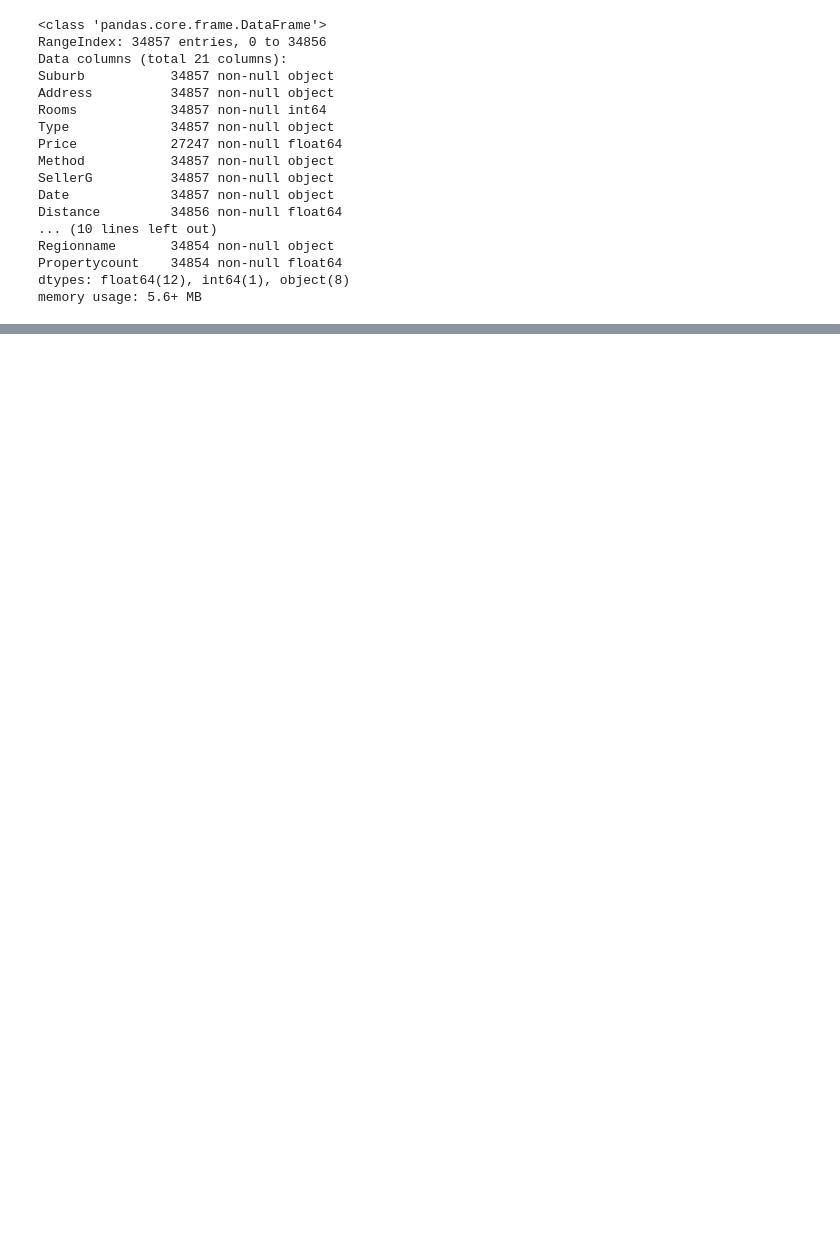
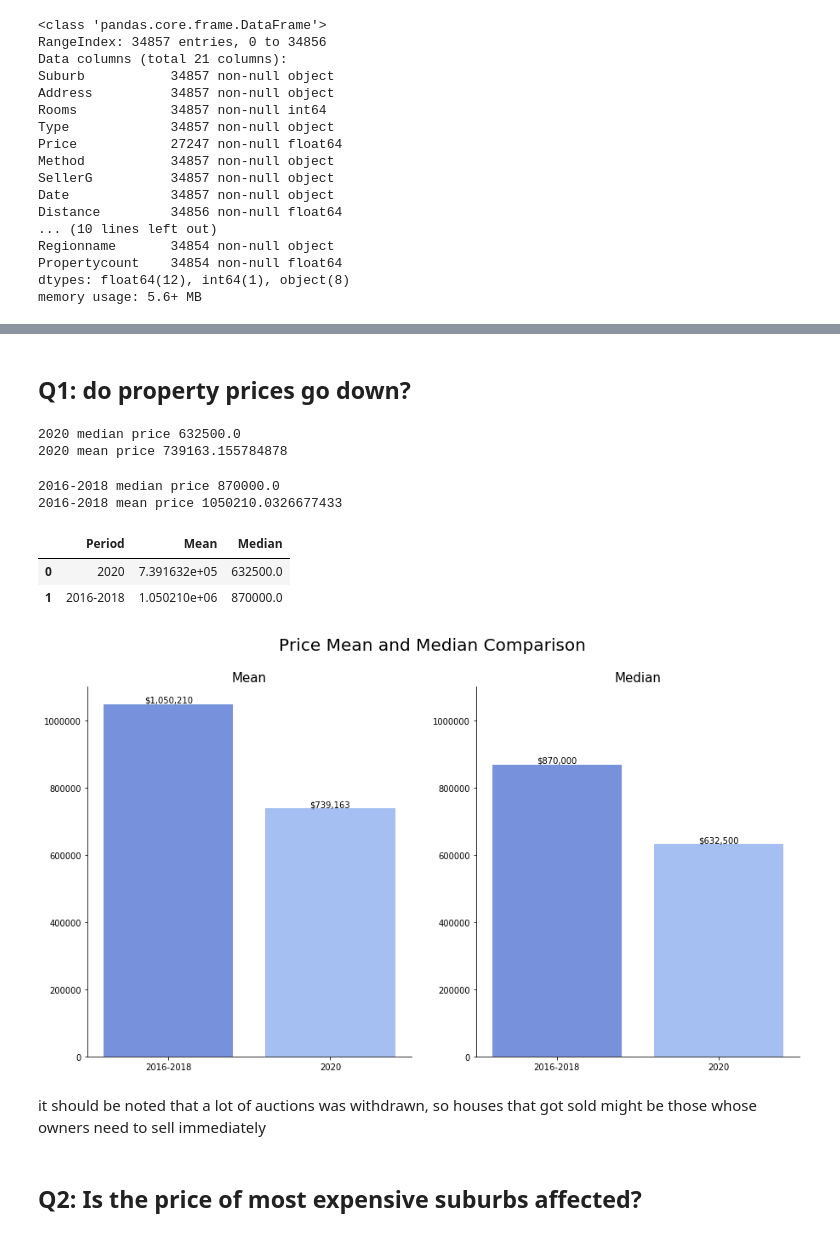
Before and after one commit to albertsundjaja/melbourne-house-price, a Jupyter notebook: data_preparation.ipynb, the cells around one changed output, grey strips where cells are left out. Cells and saved outputs as stored; diff of their text form; code cells hidden in the pictures; blank space fills up the shorter version.

Commit message:
finished data_preparation and analysis

```diff
--- a/data_preparation.ipynb
+++ b/data_preparation.ipynb
@@ -74,0 +187,2 @@ df_clean.drop(columns=['Address', ])
+# %%
+df_clean.drop(29483, axis=0, inplace=True)
@@ -74,0 +197,2 @@ df_clean.drop(columns=['Address', ])
+# %%
+df_clean.drop([18523, 26888], axis=0, inplace=True)
@@ -74,0 +203,5 @@ df_clean.drop(columns=['Address', ])
+# %%
+for col in df_clean.columns:
+    if (df_clean[col].dtype == np.object):
+        continue
+    df_clean[col].fillna(-1, inplace=True)
@@ -74,0 +231,53 @@ df_clean.drop(columns=['Address', ])
+# %% [markdown]
+## Q1: do property prices go down?
+# %%
+print('2020 median price', df_2020['sold_price'].median())
+print('2020 mean price', df_2020['sold_price'].mean())
+# %% [output]
+2020 median price 632500.0
+2020 mean price 739163.155784878
+# %%
+print('2016-2018 median price', df_clean['Price'].median())
+print('2016-2018 mean price', df_clean['Price'].mean())
+# %% [output]
+2016-2018 median price 870000.0
+2016-2018 mean price 1050210.0326677433
+# %%
+prices_comparison = pd.DataFrame()
+prices_comparison['Period'] = ['2020', '2016-2018']
+prices_comparison['Mean'] = [df_2020['sold_price'].mean(), df_clean['Price'].mean()]
+prices_comparison['Median'] = [df_2020['sold_price'].median(), df_clean['Price'].median()]
+# %%
+prices_comparison
+# %% [output]
+|  | Period | Mean | Median |
+| 0 | 2020 | 7.391632e+05 | 632500.0 |
+| 1 | 2016-2018 | 1.050210e+06 | 870000.0 |
+# %%
+plt.figure(figsize=[15,8])
+
+plt.subplot(1, 2, 1)
+ax1 = sns.barplot(data = prices_comparison, x='Period', y='Mean', order=['2016-2018', '2020'])
+plt.text(0, prices_comparison.loc[1, 'Mean'] + 5000, '${:,.0f}'.format(prices_comparison.loc[1, 'Mean']), ha='center')
+plt.text(1, prices_comparison.loc[0, 'Mean'] + 5000, '${:,.0f}'.format(prices_comparison.loc[0, 'Mean']), ha='center')
+plt.title('Mean', fontsize=15)
+plt.ylabel('')
+plt.xlabel('')
+
+plt.subplot(1, 2, 2)
+sns.barplot(data = prices_comparison, x='Period', y='Median', order=['2016-2018', '2020'])
+plt.text(0, prices_comparison.loc[1, 'Median'] + 5000, '${:,.0f}'.format(prices_comparison.loc[1, 'Median']), ha='center')
+plt.text(1, prices_comparison.loc[0, 'Median'] + 5000, '${:,.0f}'.format(prices_comparison.loc[0, 'Median']), ha='center')
+plt.ylim(ax1.get_ylim())
+plt.title('Median', fontsize=15)
+plt.ylabel('')
+plt.xlabel('')
+
+plt.suptitle('Price Mean and Median Comparison', fontsize=20)
+sns.despine()
+# %% [output]
+[figure, added]
+# %% [markdown]
+it should be noted that a lot of auctions was withdrawn, so houses that got sold might be those whose owners need to sell immediately
+# %% [markdown]
+## Q2: Is the price of most expensive suburbs affected?
```
Also changed, not shown: parts of 49 cells of this notebook, 2 other files.
